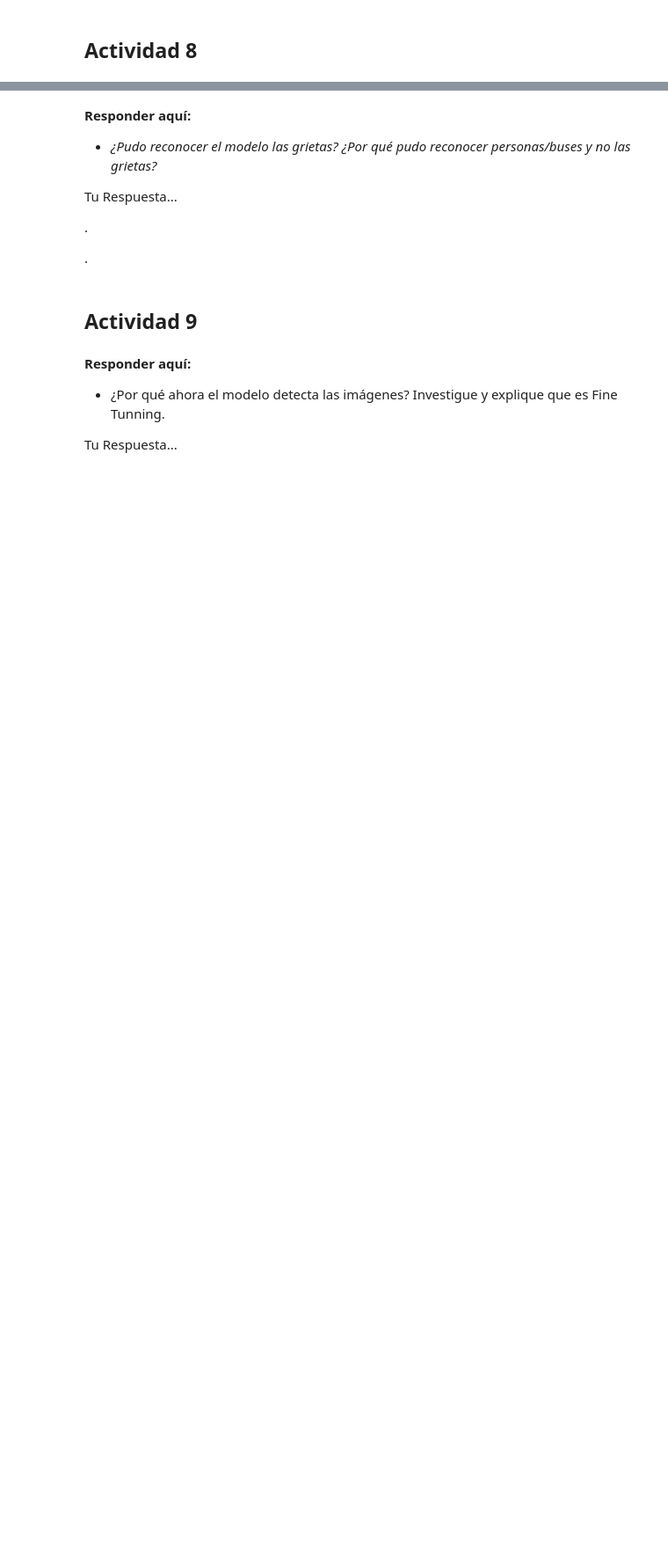
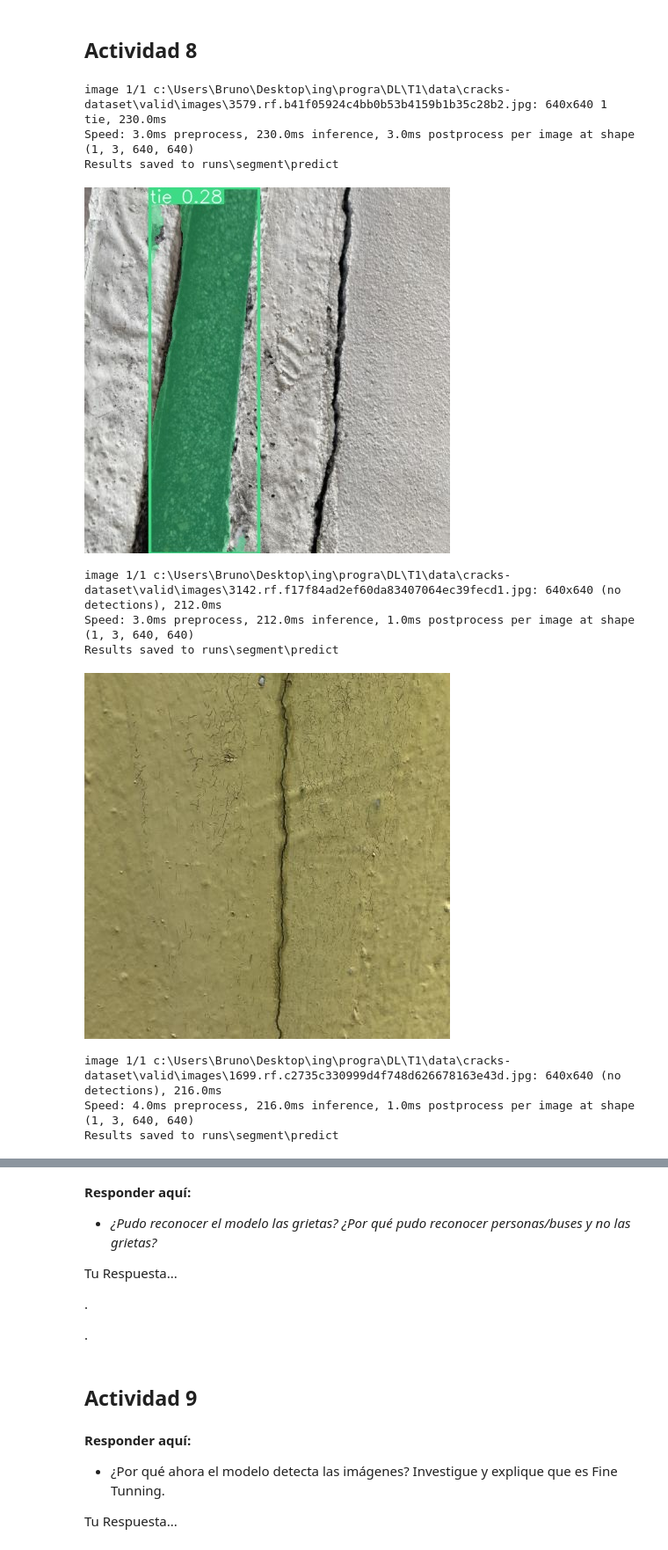
Before and after one commit to BrunoFarfan/DeepLearning, a Jupyter notebook: T1/T1_BrunoFarfan.ipynb, the cells around one changed output, grey strips where cells are left out. Shown at 88% size. Drawn from its saved outputs; the diff is of its cells as text; code cells hidden in the pictures; blank space fills up the shorter version.

```diff
--- a/T1/T1_BrunoFarfan.ipynb
+++ b/T1/T1_BrunoFarfan.ipynb
@@ -690,3 +706,8 @@ Tu Respuesta...
 TAREA: Ahora intenta utilizar un modelo pre-entrenado para segmentacion de las 3
 imagenes de grietas
 """
+import random
+
+im1 = random.choice(os.listdir(os.path.join("data", "cracks-dataset", "valid", "images")))
+im2 = random.choice(os.listdir(os.path.join("data", "cracks-dataset", "valid", "images")))
+im3 = random.choice(os.listdir(os.path.join("data", "cracks-dataset", "valid", "images")))
@@ -696,0 +714,23 @@ TAREA: Muestra la foto segmentada por Yolov8
+# %%
+""""
+TAREA: Muestra la foto segmentada por Yolov8
+"""
+
+images = [im1, im2, im3]
+
+for image in images:
+    image_path = os.path.join("data", "cracks-dataset", "valid", "images", image)
+    results = yolo_model.predict(image_path, save=True, exist_ok=True)
+    display(Image(os.path.join("runs", "segment", "predict", image)))
+# %% [output]
+image 1/1 c:\Users\Bruno\Desktop\ing\progra\DL\T1\data\cracks-dataset\valid\images\3579.rf.b41f05924c4bb0b53b4159b1b35c28b2.jpg: 640x640 1 tie, 230.0ms
+Speed: 3.0ms preprocess, 230.0ms inference, 3.0ms postprocess per image at shape (1, 3, 640, 640)
+Results saved to runs\segment\predict
+[figure, added]
+image 1/1 c:\Users\Bruno\Desktop\ing\progra\DL\T1\data\cracks-dataset\valid\images\3142.rf.f17f84ad2ef60da83407064ec39fecd1.jpg: 640x640 (no detections), 212.0ms
+Speed: 3.0ms preprocess, 212.0ms inference, 1.0ms postprocess per image at shape (1, 3, 640, 640)
+Results saved to runs\segment\predict
+[figure, added]
+image 1/1 c:\Users\Bruno\Desktop\ing\progra\DL\T1\data\cracks-dataset\valid\images\1699.rf.c2735c330999d4f748d626678163e43d.jpg: 640x640 (no detections), 216.0ms
+Speed: 4.0ms preprocess, 216.0ms inference, 1.0ms postprocess per image at shape (1, 3, 640, 640)
+Results saved to runs\segment\predict
```
Also changed, not shown: parts of 7 cells of this notebook, 1 other file.
